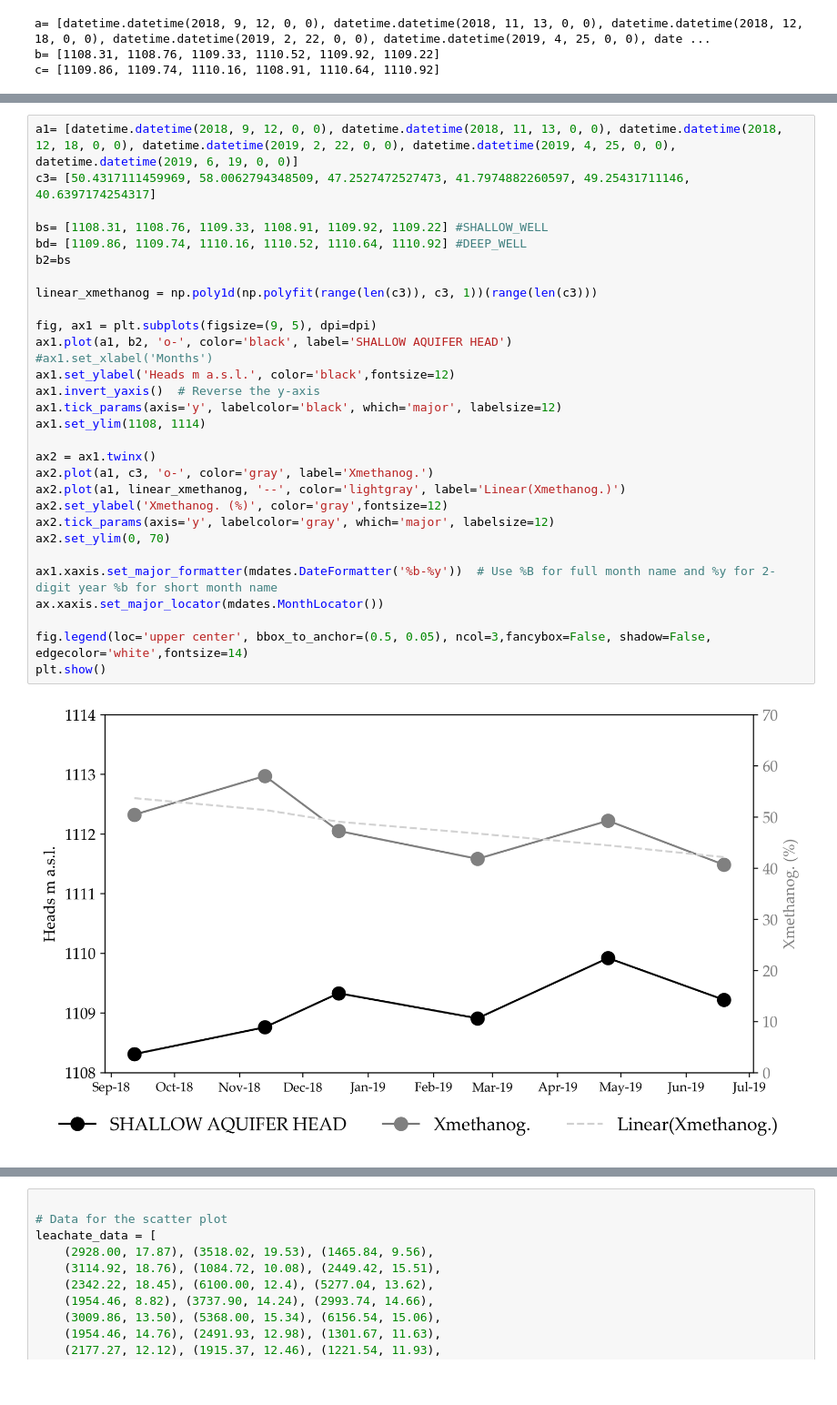
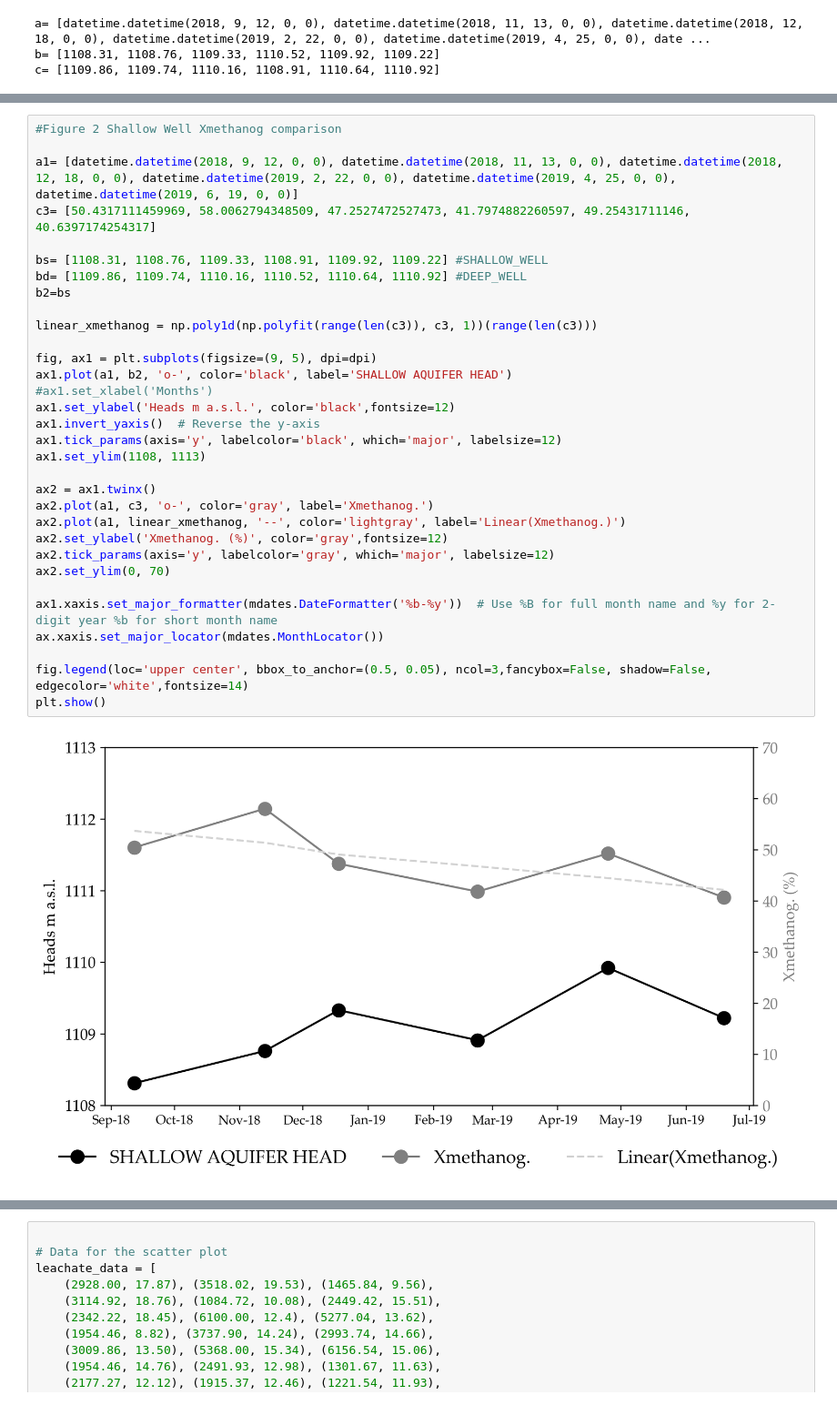
Before and after one commit to guigeof/graficos, a Jupyter notebook: graficos.ipynb, the cells around one changed output, grey strips where cells are left out. Shown at 91% size. Saved outputs shown, nothing was run; the diff lists cells and outputs as text.

```diff
--- a/graficos.ipynb
+++ b/graficos.ipynb
@@ -156,33 +156,35 @@ plt.show()
 # %%
+#Figure 2 Shallow Well Xmethanog comparison
+
 a1= [datetime.datetime(2018, 9, 12, 0, 0), datetime.datetime(2018, 11, 13, 0, 0), datetime.datetime(2018, 12, 18, 0, 0), datetime.datetime(2019, 2, 22, 0, 0), datetime.datetime(2019, 4, 25, 0, 0), datetime.datetime(2019, 6, 19, 0, 0)]
 c3= [50.4317111459969, 58.0062794348509, 47.2527472527473, 41.7974882260597, 49.25431711146, 40.6397174254317]
 
 bs= [1108.31, 1108.76, 1109.33, 1108.91, 1109.92, 1109.22] #SHALLOW_WELL
 bd= [1109.86, 1109.74, 1110.16, 1110.52, 1110.64, 1110.92] #DEEP_WELL
 b2=bs
 
 linear_xmethanog = np.poly1d(np.polyfit(range(len(c3)), c3, 1))(range(len(c3)))
 
 fig, ax1 = plt.subplots(figsize=(9, 5), dpi=dpi)
 ax1.plot(a1, b2, 'o-', color='black', label='SHALLOW AQUIFER HEAD')
 #ax1.set_xlabel('Months')
 ax1.set_ylabel('Heads m a.s.l.', color='black',fontsize=12)
 ax1.invert_yaxis()  # Reverse the y-axis
 ax1.tick_params(axis='y', labelcolor='black', which='major', labelsize=12)
-ax1.set_ylim(1108, 1114)
+ax1.set_ylim(1108, 1113)
 
 ax2 = ax1.twinx()
 ax2.plot(a1, c3, 'o-', color='gray', label='Xmethanog.')
 ax2.plot(a1, linear_xmethanog, '--', color='lightgray', label='Linear(Xmethanog.)')
 ax2.set_ylabel('Xmethanog. (%)', color='gray',fontsize=12)
 ax2.tick_params(axis='y', labelcolor='gray', which='major', labelsize=12)
 ax2.set_ylim(0, 70)
 
 ax1.xaxis.set_major_formatter(mdates.DateFormatter('%b-%y'))  # Use %B for full month name and %y for 2-digit year %b for short month name
 ax.xaxis.set_major_locator(mdates.MonthLocator())
 
 fig.legend(loc='upper center', bbox_to_anchor=(0.5, 0.05), ncol=3,fancybox=False, shadow=False, edgecolor='white',fontsize=14)
 plt.show()
 # %% [output]
-[figure, old version]
+[figure, new version]
 # %%
```
Also changed, not shown: parts of 2 cells of this notebook.
